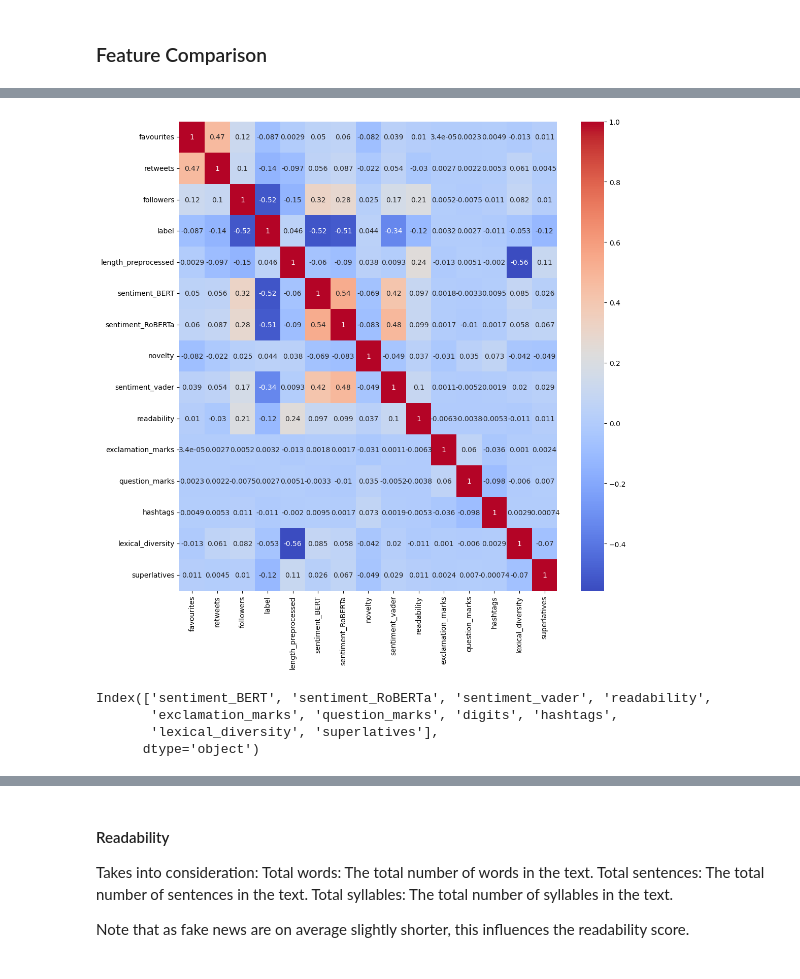
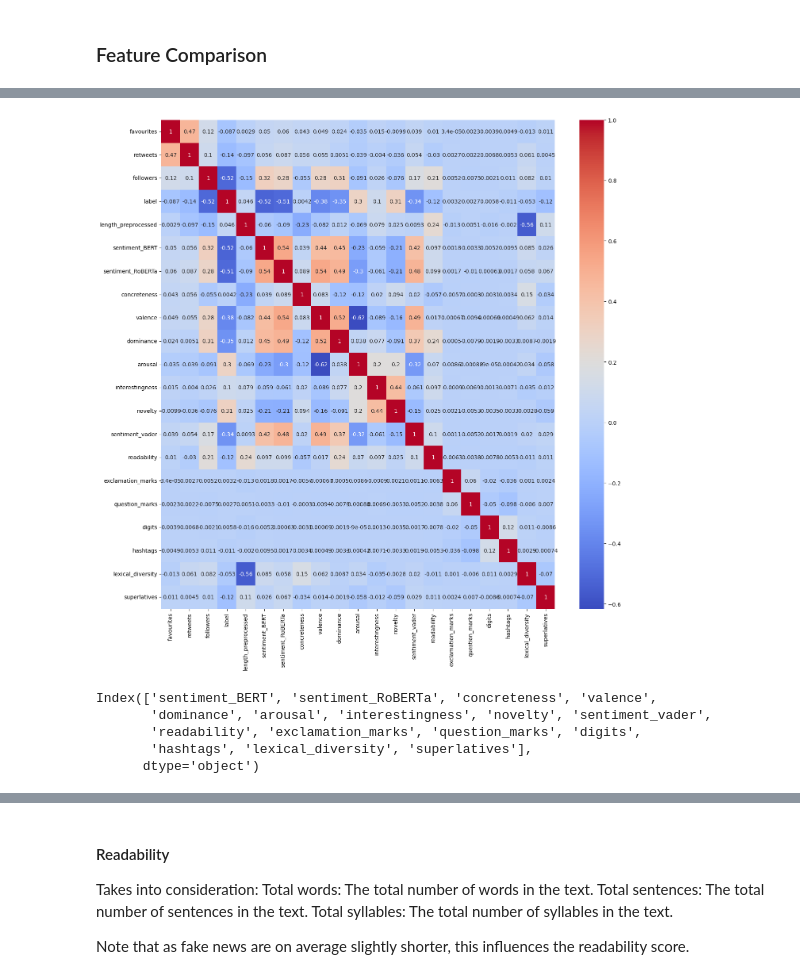
Before and after one commit to maximiliansteu/dissertation, a Jupyter notebook: feature_extraction.ipynb, the cells around one changed output, grey strips where cells are left out. Saved outputs shown, nothing was run; the diff lists cells and outputs as text; code cells hidden in the pictures.

```diff
--- a/feature_extraction.ipynb
+++ b/feature_extraction.ipynb
@@ -860,0 +976,15 @@ feature_df
+# %%
+# Define mapping dictionary
+label_mapping_novelty = {
+    "Very novel.": 2,
+    "Very novel": 2,
+    "Moderately novel.": 1,
+    "Moderately novel": 1,
+    "Not very novel.": 0,
+    "Not very novel": 0
+}
+
+# Suppose df is your DataFrame and 'labels' is the column that contains the labels
+novelty_annotations['annotations'] = novelty_annotations['annotations'].map(label_mapping_novelty)
+# %%
+feature_df['novelty'] = novelty_annotations['annotations']
@@ -1005,11 +1149,8 @@ print(feature_df)
 # Count digits
 
 def count_digits(text):
-    return text.count('\d')
+    return len(re.findall(r'\d', text))
 
 # Apply the function to each row in the DataFrame
 feature_df['digits'] = combined_df['tweet'].apply(
     count_digits)
-
-# Display the DataFrame with the new 'exclamation_marks' column
-print(feature_df)
@@ -1065,6 +1167,8 @@ print(feature_df)
 ### Preprocessing Step 2
 # %%
 def preprocess_tweet_step_two(tweet):
+    # Remove "RT :"
+    tweet = tweet.replace("RT\s?:", "")
     # Remove numbers
     tweet = re.sub(r"\b\d+((\.|\,)\d+)?\b", '', tweet)
     # Remove punctuation
@@ -1159,17 +1257,18 @@ KeyError: "['digits'] not found in axis"
 # %%
-correlation_matrix = feature_df.drop(['digits'], axis=1).corr()
+correlation_matrix = feature_df.corr()
 
-plt.figure(figsize=(12, 12))
+plt.figure(figsize=(16, 16))
 sns.heatmap(correlation_matrix, annot=True, cmap='coolwarm')
 plt.show()
 # %% [output]
-[figure, old version]
+[figure, new version]
 # %%
 # Drop features
-features = feature_df.columns.drop('label').drop('length_preprocessed').drop('preprocessed').drop('favourites').drop('retweets').drop('followers').drop('source').drop('novelty')
+features = feature_df.columns.drop('label').drop('length_preprocessed').drop('preprocessed').drop('favourites').drop('retweets').drop('followers').drop('source')
 print(features)
 # %% [output]
-Index(['sentiment_BERT', 'sentiment_RoBERTa', 'sentiment_vader', 'readability',
-       'exclamation_marks', 'question_marks', 'digits', 'hashtags',
-       'lexical_diversity', 'superlatives'],
+Index(['sentiment_BERT', 'sentiment_RoBERTa', 'concreteness', 'valence',
+       'dominance', 'arousal', 'interestingness', 'novelty', 'sentiment_vader',
+       'readability', 'exclamation_marks', 'question_marks', 'digits',
+       'hashtags', 'lexical_diversity', 'superlatives'],
       dtype='object')
```
Also changed, not shown: parts of 48 cells of this notebook, 6 other files.
